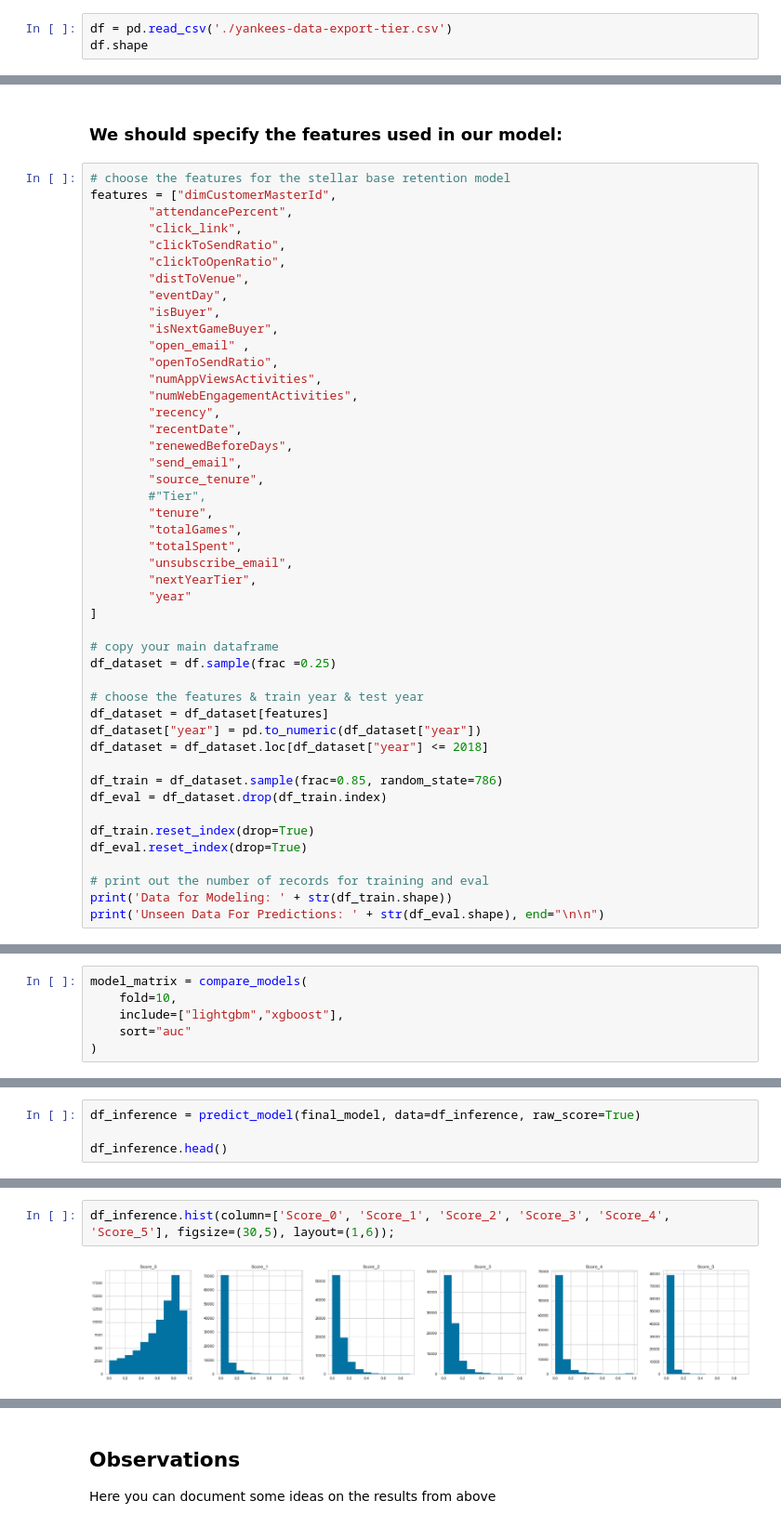
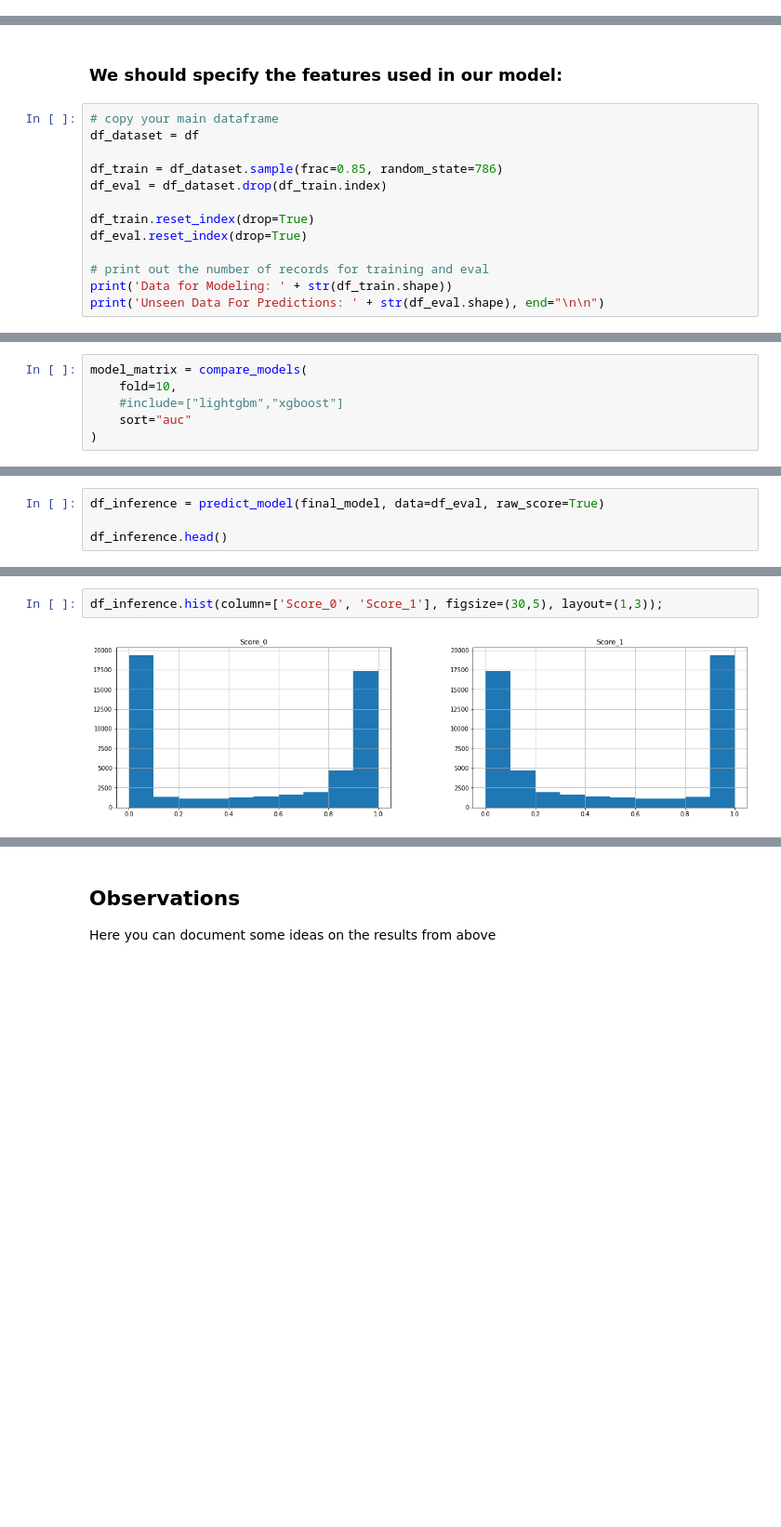
Before and after one commit to ryankazmerik/data-sci, a Jupyter notebook: notebooks/experiments/mlb-yankees/MLB Yankees - Event Propensity Event.ipynb, the cells around one changed output, grey strips where cells are left out. Shown at 93% size. Cells and saved outputs as stored; diff of their text form; blank space fills up the shorter version.

Commit message:
Yankees event propensity events

```diff
--- a/notebooks/experiments/mlb-yankees/MLB Yankees - Event Propensity Event.ipynb
+++ b/notebooks/experiments/mlb-yankees/MLB Yankees - Event Propensity Event.ipynb
@@ -50,3 +58,0 @@ df.shape
-# %%
-df = pd.read_csv('./yankees-data-export-tier.csv')
-df.shape
@@ -78,41 +85,8 @@ memory usage: 128.1+ MB
 # %% [markdown]
 ### We should specify the features used in our model:
 # %%
-# choose the features for the stellar base retention model
-features = ["dimCustomerMasterId",
-        "attendancePercent",
-        "click_link",
-        "clickToSendRatio",
-        "clickToOpenRatio",
-        "distToVenue",
-        "eventDay",
-        "isBuyer",
-        "isNextGameBuyer",
-        "open_email" ,
-        "openToSendRatio",
-        "numAppViewsActivities",
-        "numWebEngagementActivities",
-        "recency",
-        "recentDate",
-        "renewedBeforeDays",
-        "send_email",
-        "source_tenure",
-        #"Tier",
-        "tenure",
-        "totalGames",
-        "totalSpent",
-        "unsubscribe_email",
-        "nextYearTier",
-        "year"
-]
-
 # copy your main dataframe
-df_dataset = df.sample(frac =0.25)
-
-# choose the features & train year & test year
-df_dataset = df_dataset[features]
-df_dataset["year"] = pd.to_numeric(df_dataset["year"])
-df_dataset = df_dataset.loc[df_dataset["year"] <= 2018]
+df_dataset = df
 
 df_train = df_dataset.sample(frac=0.85, random_state=786)
 df_eval = df_dataset.drop(df_train.index)
@@ -200,7 +136,7 @@ memory usage: 47.2+ MB
 # %%
 model_matrix = compare_models(
     fold=10,
-    include=["lightgbm","xgboost"],
+    #include=["lightgbm","xgboost"]
     sort="auc"
 )
 # %% [output]
@@ -237,5 +177,5 @@ df_inference.shape
 # %%
-df_inference = predict_model(final_model, data=df_inference, raw_score=True)
+df_inference = predict_model(final_model, data=df_eval, raw_score=True)
 
 df_inference.head()
 # %% [output]
@@ -254,7 +196,7 @@ dtype: int64
 # %%
-df_inference.hist(column=['Score_0', 'Score_1', 'Score_2', 'Score_3', 'Score_4', 'Score_5'], figsize=(30,5), layout=(1,6));
+df_inference.hist(column=['Score_0', 'Score_1'], figsize=(30,5), layout=(1,3));
 # %% [output]
-[figure, old version]
+[figure, new version]
 # %%
 plot_model(best_model, plot='feature')
 # %% [output]
```
Also changed, not shown: parts of 20 cells of this notebook, 4 other files.
